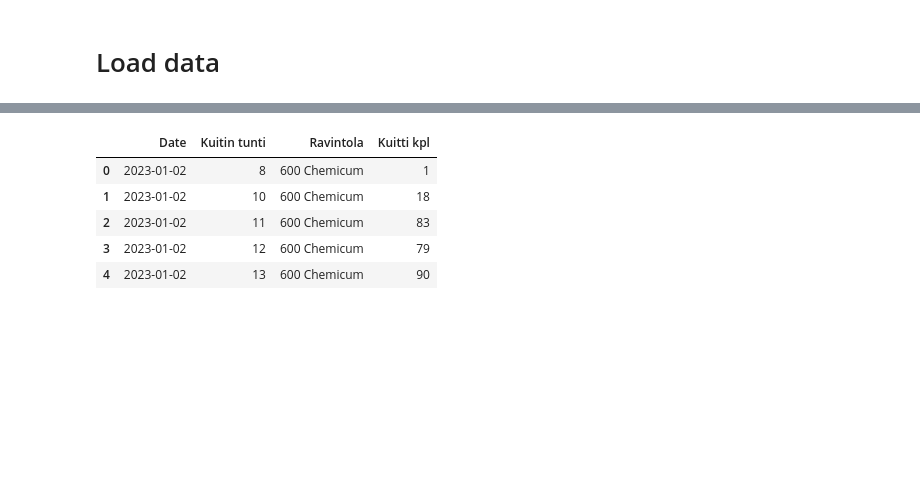
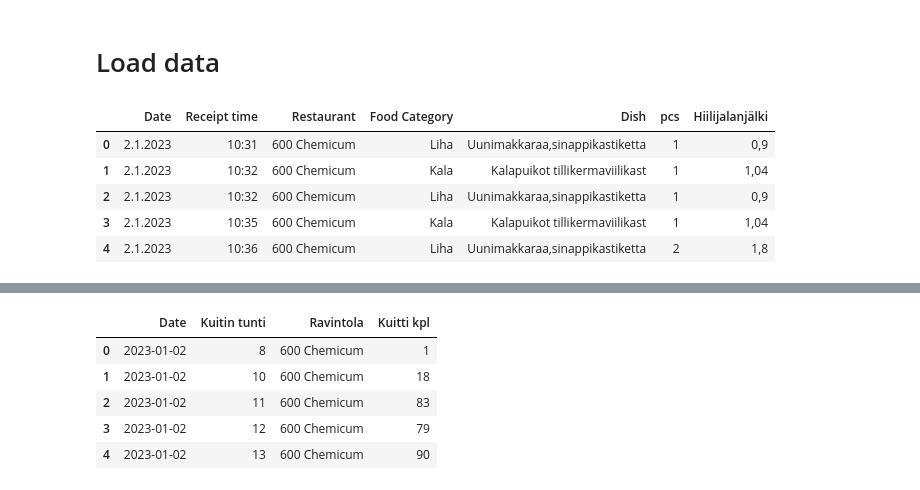
Before and after one commit to Food-Waste-Optimization/Food-Waste-Optimization, a Jupyter notebook: experiments_hoangle/fact_extract.ipynb, the cells around one changed output, grey strips where cells are left out. Saved outputs shown, nothing was run; the diff lists cells and outputs as text; code cells hidden in the pictures; blank space fills up the shorter version.

```diff
--- a/experiments_hoangle/fact_extract.ipynb
+++ b/experiments_hoangle/fact_extract.ipynb
@@ -9,5 +9,14 @@ from utils import Paths
 # Load data
 # %%
 raw_lunch = pd.read_csv(Paths.raw_Sold_lunches(), delimiter=';', encoding='utf-8-sig', parse_dates=['Date'], low_memory=False)
+
+raw_lunch.head()
+# %% [output]
+|  | Date | Receipt time | Restaurant | Food Category | Dish | pcs | Hiilijalanjälki |
+| 0 | 2.1.2023 | 10:31 | 600 Chemicum | Liha | Uunimakkaraa,sinappikastiketta | 1 | 0,9 |
+| 1 | 2.1.2023 | 10:32 | 600 Chemicum | Kala | Kalapuikot tillikermaviilikast | 1 | 1,04 |
+| 2 | 2.1.2023 | 10:32 | 600 Chemicum | Liha | Uunimakkaraa,sinappikastiketta | 1 | 0,9 |
+| 3 | 2.1.2023 | 10:35 | 600 Chemicum | Kala | Kalapuikot tillikermaviilikast | 1 | 1,04 |
+| 4 | 2.1.2023 | 10:36 | 600 Chemicum | Liha | Uunimakkaraa,sinappikastiketta | 2 | 1,8 |
 # %%
 biowaste = pd.read_csv(Paths.raw_Biowaste(), delimiter=';')
```
Also changed, not shown: parts of 3 cells of this notebook, 4 other files.
